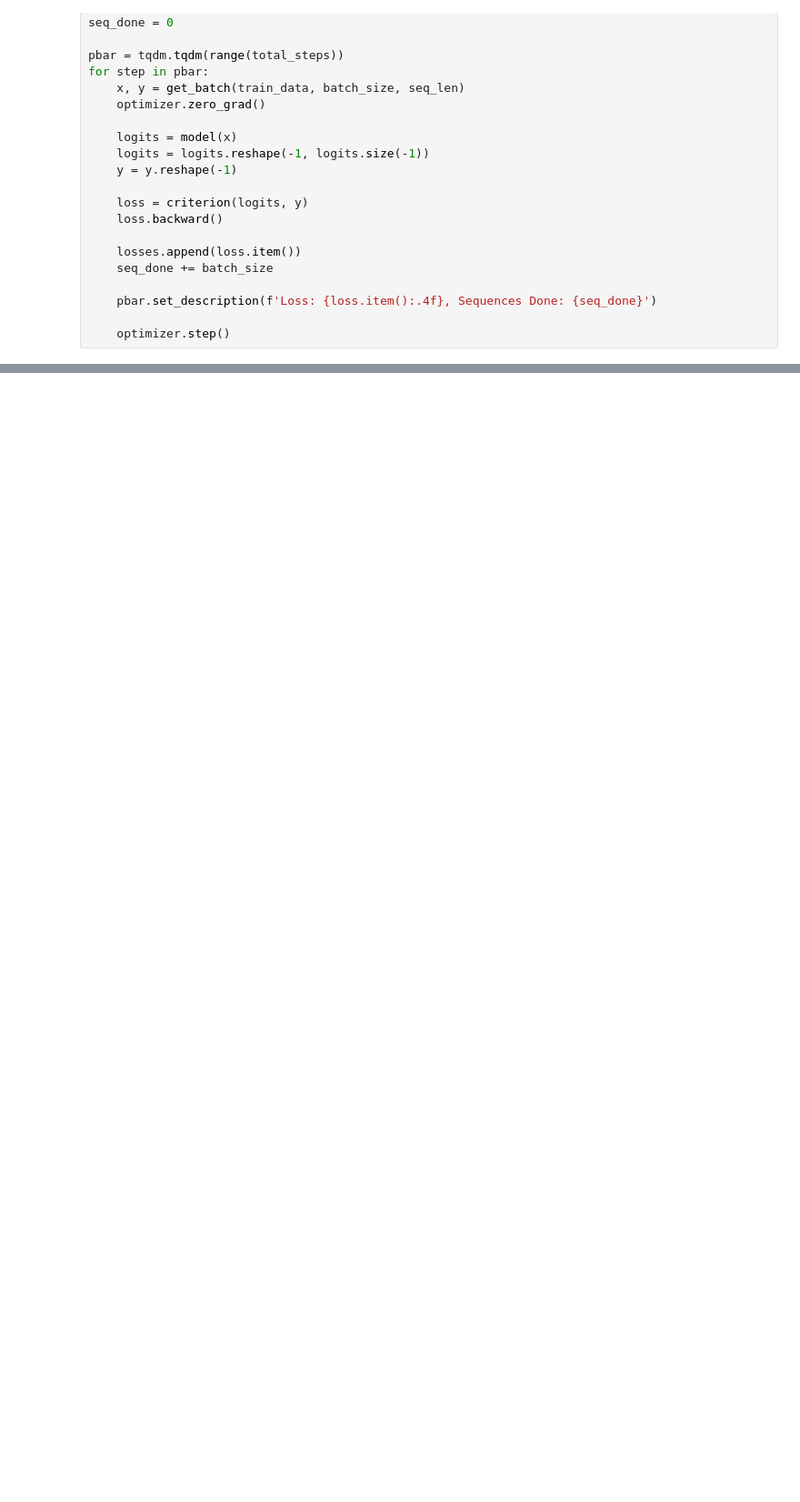
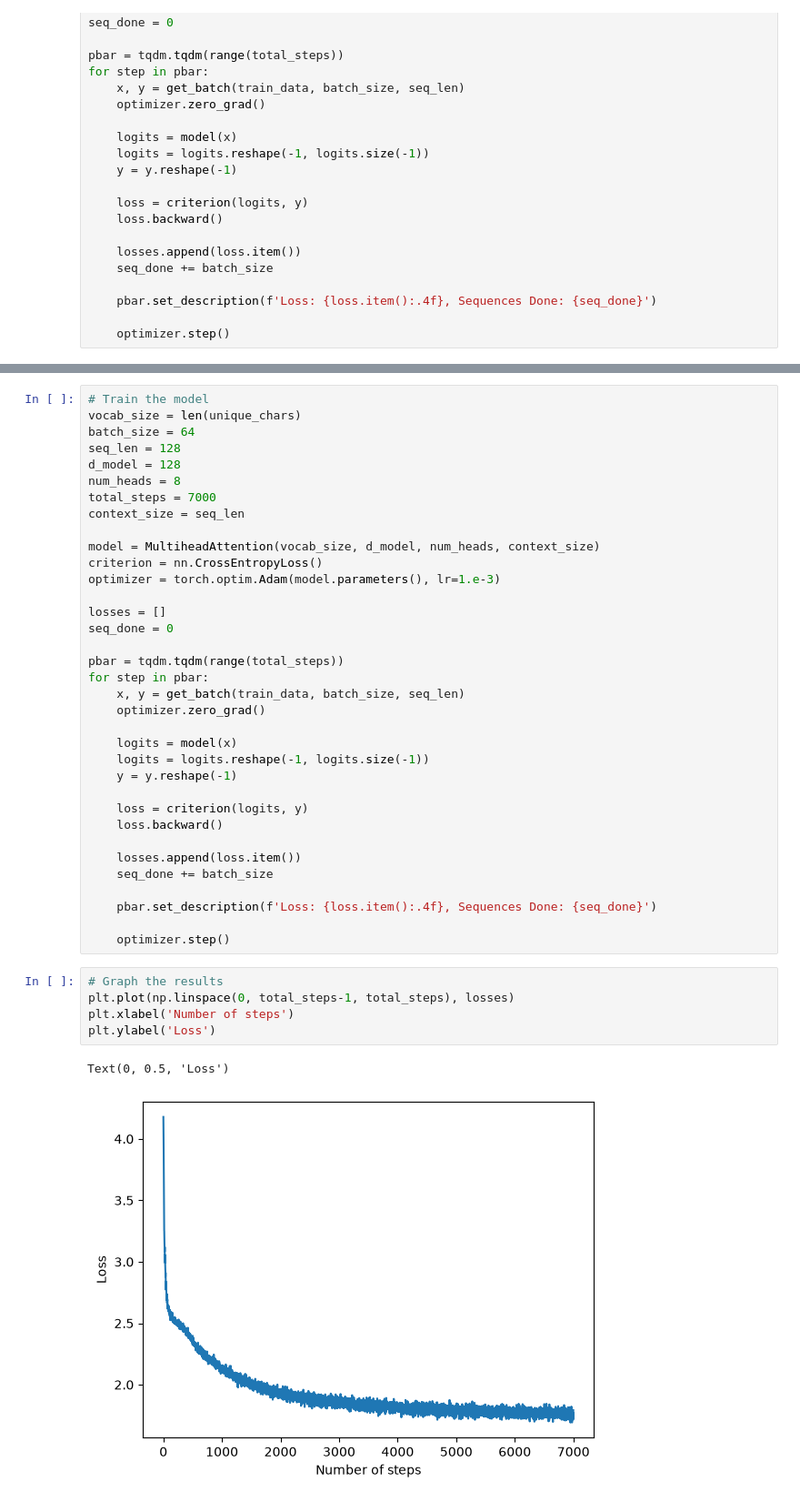
Before and after one commit to skywat1/bigram-to-llm, a Jupyter notebook: notebooks/04-multihead_attention.ipynb, the cells around one changed output, grey strips where cells are left out. Shown at 91% size. Cells and saved outputs as stored; diff of their text form; blank space fills up the shorter version.

Commit message:
Finished efficient multihead attention

```diff
--- a/notebooks/04-multihead_attention.ipynb
+++ b/notebooks/04-multihead_attention.ipynb
@@ -245,0 +355,43 @@ decode(generated_tokens)
+# %%
+# Train the model
+vocab_size = len(unique_chars)
+batch_size = 64
+seq_len = 128
+d_model = 128
+num_heads = 8
+total_steps = 7000
+context_size = seq_len
+
+model = MultiheadAttention(vocab_size, d_model, num_heads, context_size)
+criterion = nn.CrossEntropyLoss()
+optimizer = torch.optim.Adam(model.parameters(), lr=1.e-3)
+
+losses = []
+seq_done = 0
+
+pbar = tqdm.tqdm(range(total_steps))
+for step in pbar:
+    x, y = get_batch(train_data, batch_size, seq_len)
+    optimizer.zero_grad()
+
+    logits = model(x)
+    logits = logits.reshape(-1, logits.size(-1))
+    y = y.reshape(-1)
+
+    loss = criterion(logits, y)
+    loss.backward()
+
+    losses.append(loss.item())
+    seq_done += batch_size
+
+    pbar.set_description(f'Loss: {loss.item():.4f}, Sequences Done: {seq_done}')
+
+    optimizer.step()
+# %%
+# Graph the results
+plt.plot(np.linspace(0, total_steps-1, total_steps), losses)
+plt.xlabel('Number of steps')
+plt.ylabel('Loss')
+# %% [output]
+Text(0, 0.5, 'Loss')
+[figure, added]
```
Also changed, not shown: parts of 4 cells of this notebook.
